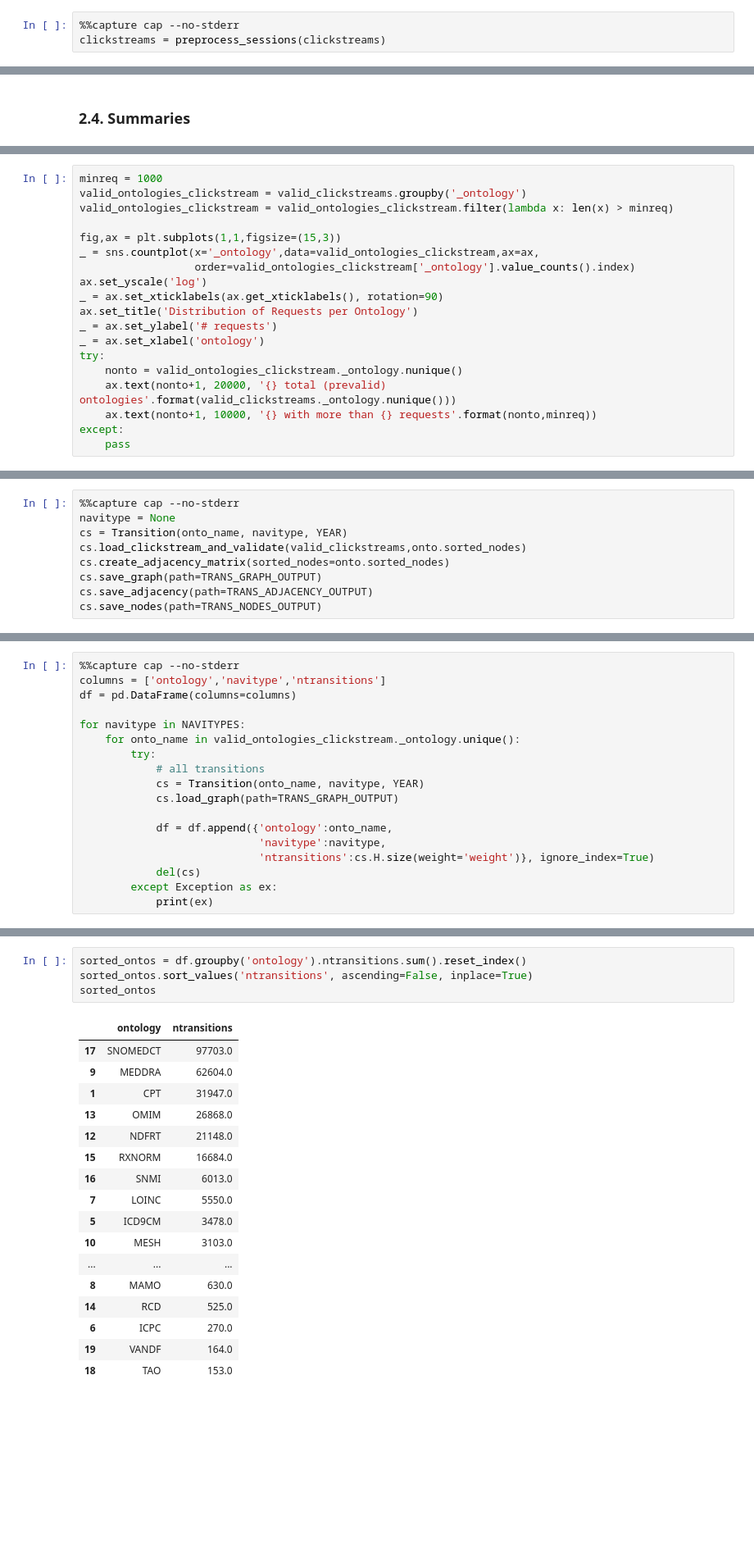
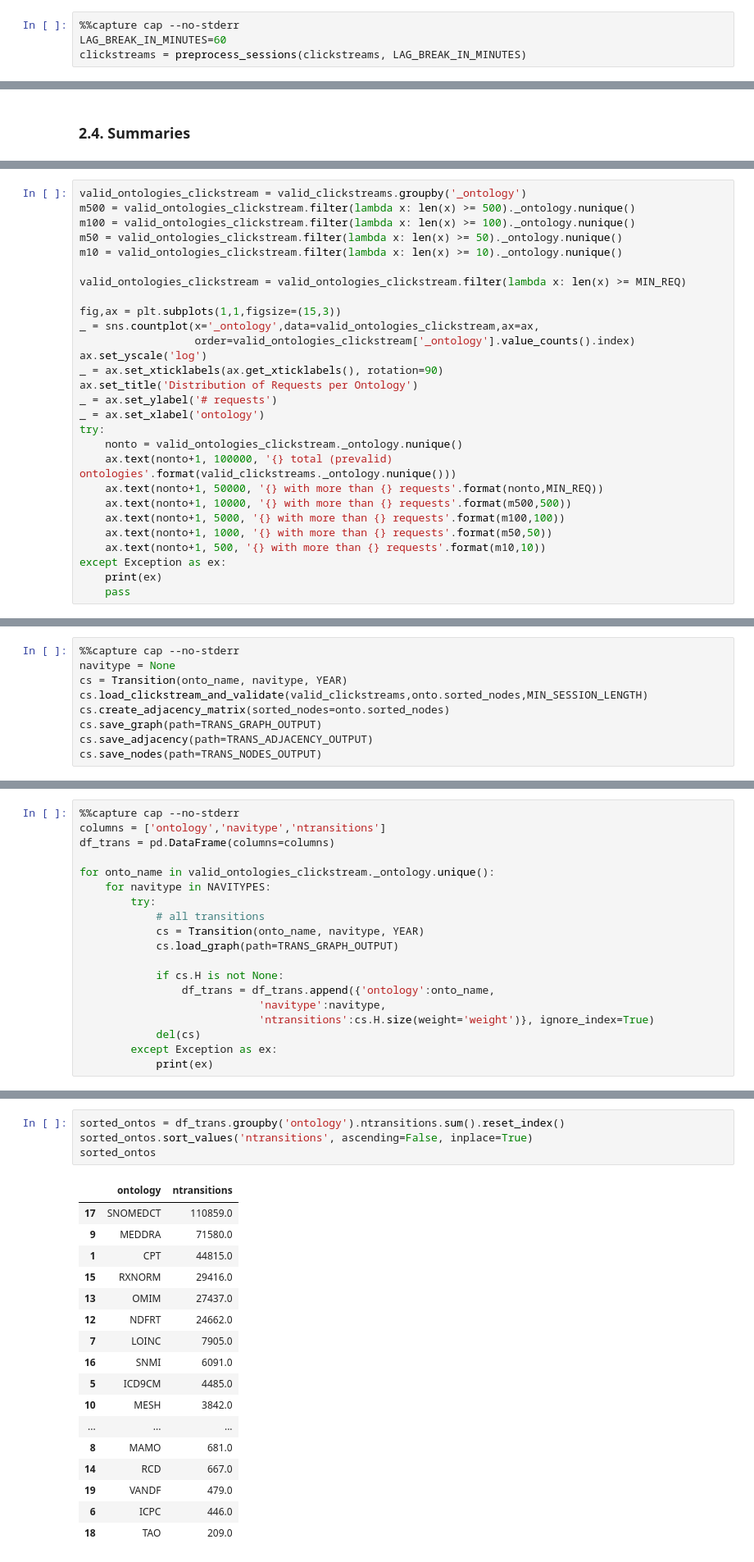
Before and after one commit to gesiscss/HopRank, a Jupyter notebook: BioPortal.ipynb, the cells around one changed output, grey strips where cells are left out. Shown at 82% size. Saved outputs shown, nothing was run; the diff lists cells and outputs as text; blank space fills up the shorter version.

```diff
--- a/BioPortal.ipynb
+++ b/BioPortal.ipynb
@@ -151,6 +290,7 @@ clickstreams.to_csv(fn, compression='bz2')
 # %%
 %%capture cap --no-stderr
-clickstreams = preprocess_sessions(clickstreams)
+LAG_BREAK_IN_MINUTES=60
+clickstreams = preprocess_sessions(clickstreams, LAG_BREAK_IN_MINUTES)
 # %%
 print(cap.stdout)
 log(LOG_OUTPUT, CS, cap)
@@ -262,7 +407,11 @@ _ = ax.set_xlabel('navigation type')
 # %%
-minreq = 1000
 valid_ontologies_clickstream = valid_clickstreams.groupby('_ontology')
-valid_ontologies_clickstream = valid_ontologies_clickstream.filter(lambda x: len(x) > minreq)
+m500 = valid_ontologies_clickstream.filter(lambda x: len(x) >= 500)._ontology.nunique()
+m100 = valid_ontologies_clickstream.filter(lambda x: len(x) >= 100)._ontology.nunique()
+m50 = valid_ontologies_clickstream.filter(lambda x: len(x) >= 50)._ontology.nunique()
+m10 = valid_ontologies_clickstream.filter(lambda x: len(x) >= 10)._ontology.nunique()
+
+valid_ontologies_clickstream = valid_ontologies_clickstream.filter(lambda x: len(x) >= MIN_REQ)
 
 fig,ax = plt.subplots(1,1,figsize=(15,3))
 _ = sns.countplot(x='_ontology',data=valid_ontologies_clickstream,ax=ax,
@@ -274,8 +423,13 @@ _ = ax.set_ylabel('# requests')
 _ = ax.set_xlabel('ontology')
 try:
     nonto = valid_ontologies_clickstream._ontology.nunique()
-    ax.text(nonto+1, 20000, '{} total (prevalid) ontologies'.format(valid_clickstreams._ontology.nunique()))
-    ax.text(nonto+1, 10000, '{} with more than {} requests'.format(nonto,minreq))
-except:
+    ax.text(nonto+1, 100000, '{} total (prevalid) ontologies'.format(valid_clickstreams._ontology.nunique()))
+    ax.text(nonto+1, 50000, '{} with more than {} requests'.format(nonto,MIN_REQ))
+    ax.text(nonto+1, 10000, '{} with more than {} requests'.format(m500,500))
+    ax.text(nonto+1, 5000, '{} with more than {} requests'.format(m100,100))
+    ax.text(nonto+1, 1000, '{} with more than {} requests'.format(m50,50))
+    ax.text(nonto+1, 500, '{} with more than {} requests'.format(m10,10))
+except Exception as ex:
+    print(ex)
     pass
 # %% [output]
@@ -314,7 +468,7 @@ del(cap)
 %%capture cap --no-stderr
 navitype = None
 cs = Transition(onto_name, navitype, YEAR)
-cs.load_clickstream_and_validate(valid_clickstreams,onto.sorted_nodes)
+cs.load_clickstream_and_validate(valid_clickstreams,onto.sorted_nodes,MIN_SESSION_LENGTH)
 cs.create_adjacency_matrix(sorted_nodes=onto.sorted_nodes)
 cs.save_graph(path=TRANS_GRAPH_OUTPUT)
 cs.save_adjacency(path=TRANS_ADJACENCY_OUTPUT)
@@ -443,16 +617,17 @@ except:
 # %%
 %%capture cap --no-stderr
 columns = ['ontology','navitype','ntransitions']
-df = pd.DataFrame(columns=columns)
+df_trans = pd.DataFrame(columns=columns)
 
-for navitype in NAVITYPES:
-    for onto_name in valid_ontologies_clickstream._ontology.unique():
+for onto_name in valid_ontologies_clickstream._ontology.unique():
+    for navitype in NAVITYPES:
         try:
             # all transitions
             cs = Transition(onto_name, navitype, YEAR)
             cs.load_graph(path=TRANS_GRAPH_OUTPUT)
 
-            df = df.append({'ontology':onto_name,
+            if cs.H is not None:
+                df_trans = df_trans.append({'ontology':onto_name,
                             'navitype':navitype,
                             'ntransitions':cs.H.size(weight='weight')}, ignore_index=True)
             del(cs)
@@ -492,22 +667,22 @@ df.head()
 # %%
-sorted_ontos = df.groupby('ontology').ntransitions.sum().reset_index()
+sorted_ontos = df_trans.groupby('ontology').ntransitions.sum().reset_index()
 sorted_ontos.sort_values('ntransitions', ascending=False, inplace=True)
 sorted_ontos
 # %% [output]
 |  | ontology | ntransitions |
-| 17 | SNOMEDCT | 97703.0 |
-| 9 | MEDDRA | 62604.0 |
-| 1 | CPT | 31947.0 |
-| 13 | OMIM | 26868.0 |
-| 12 | NDFRT | 21148.0 |
-| 15 | RXNORM | 16684.0 |
-| 16 | SNMI | 6013.0 |
-| 7 | LOINC | 5550.0 |
-| 5 | ICD9CM | 3478.0 |
-| 10 | MESH | 3103.0 |
+| 17 | SNOMEDCT | 110859.0 |
+| 9 | MEDDRA | 71580.0 |
+| 1 | CPT | 44815.0 |
+| 15 | RXNORM | 29416.0 |
+| 13 | OMIM | 27437.0 |
+| 12 | NDFRT | 24662.0 |
+| 7 | LOINC | 7905.0 |
+| 16 | SNMI | 6091.0 |
+| 5 | ICD9CM | 4485.0 |
+| 10 | MESH | 3842.0 |
 | ... | ... | ... |
-| 8 | MAMO | 630.0 |
-| 14 | RCD | 525.0 |
-| 6 | ICPC | 270.0 |
-| 19 | VANDF | 164.0 |
-| 18 | TAO | 153.0 |
+| 8 | MAMO | 681.0 |
+| 14 | RCD | 667.0 |
+| 19 | VANDF | 479.0 |
+| 6 | ICPC | 446.0 |
+| 18 | TAO | 209.0 |
```
Also changed, not shown: parts of 46 cells of this notebook, 5 other files.
